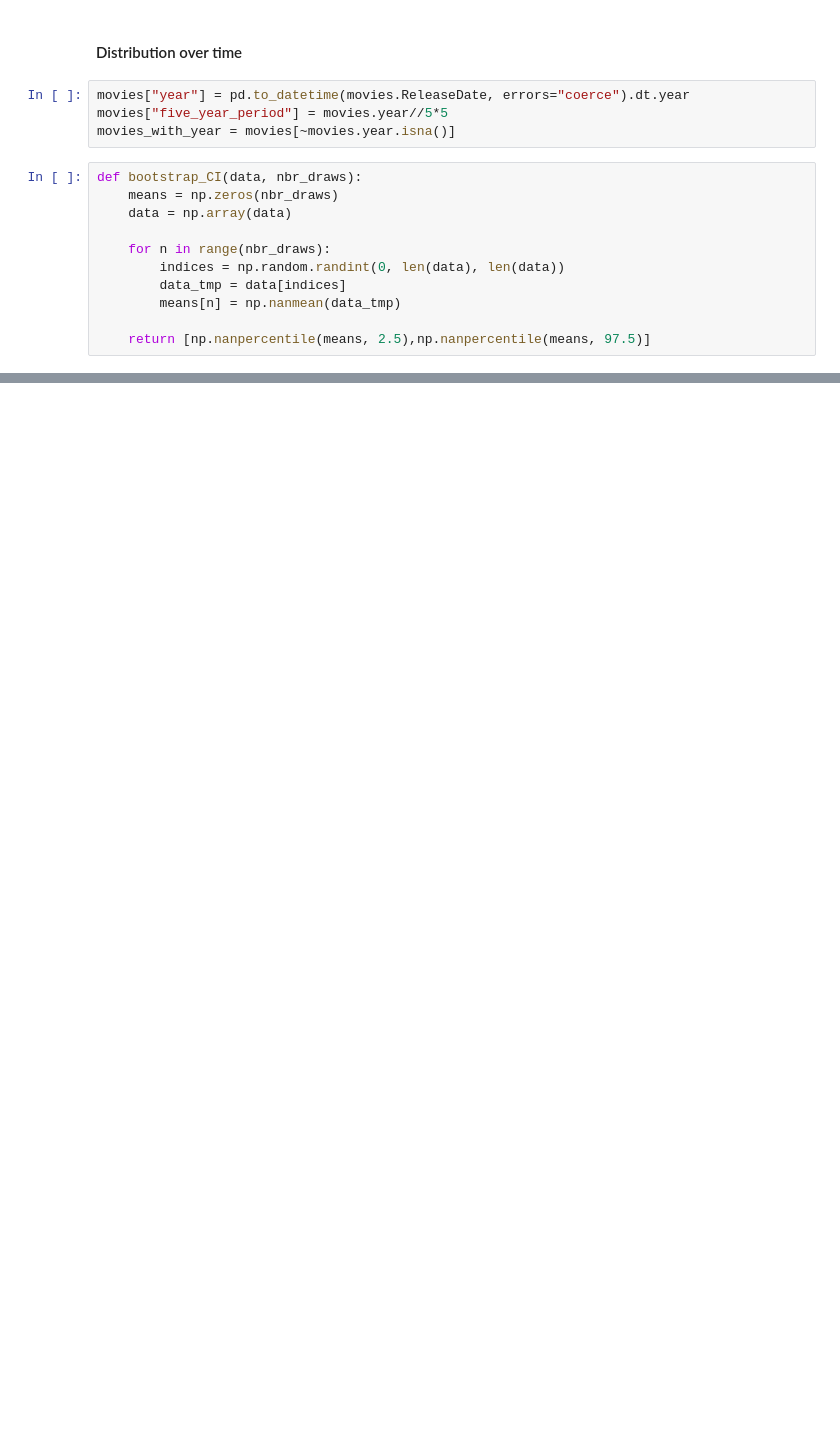
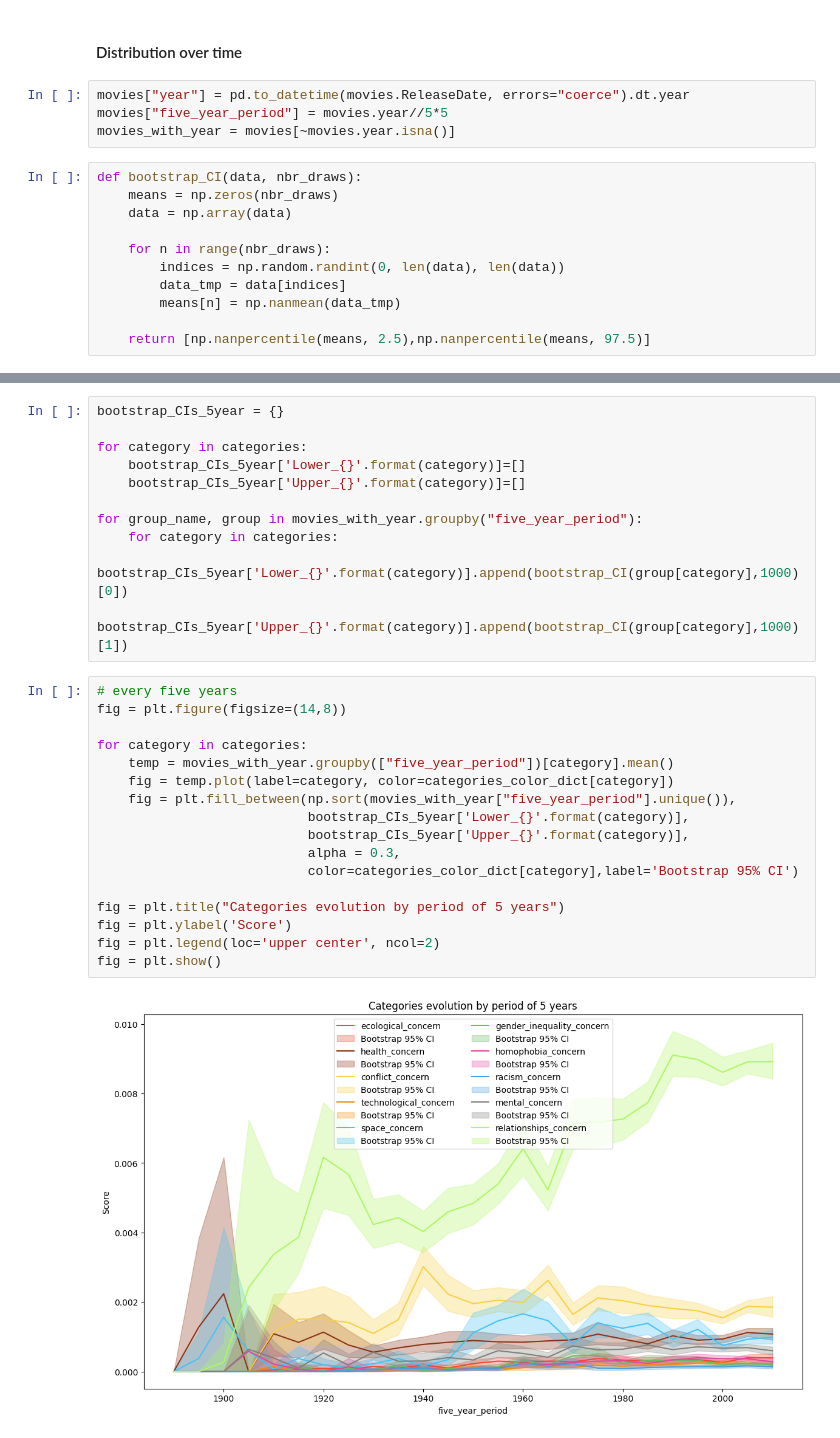
Before and after one commit to salome-baup/ada-2022-project-adaccord, a Jupyter notebook: categoriesConcern.ipynb, the cells around one changed output, grey strips where cells are left out. Saved outputs shown, nothing was run; the diff lists cells and outputs as text; blank space fills up the shorter version.

```diff
--- a/categoriesConcern.ipynb
+++ b/categoriesConcern.ipynb
@@ -346,0 +372,30 @@ fig = plt.show()
+# %%
+bootstrap_CIs_5year = {}
+
+for category in categories:
+    bootstrap_CIs_5year['Lower_{}'.format(category)]=[]
+    bootstrap_CIs_5year['Upper_{}'.format(category)]=[]
+
+for group_name, group in movies_with_year.groupby("five_year_period"):
+    for category in categories:
+        bootstrap_CIs_5year['Lower_{}'.format(category)].append(bootstrap_CI(group[category],1000)[0])
+        bootstrap_CIs_5year['Upper_{}'.format(category)].append(bootstrap_CI(group[category],1000)[1])
+# %%
+# every five years
+fig = plt.figure(figsize=(14,8))
+
+for category in categories:
+    temp = movies_with_year.groupby(["five_year_period"])[category].mean()
+    fig = temp.plot(label=category, color=categories_color_dict[category])
+    fig = plt.fill_between(np.sort(movies_with_year["five_year_period"].unique()),
+                           bootstrap_CIs_5year['Lower_{}'.format(category)],
+                           bootstrap_CIs_5year['Upper_{}'.format(category)],
+                           alpha = 0.3,
+                           color=categories_color_dict[category],label='Bootstrap 95% CI')
+
+fig = plt.title("Categories evolution by period of 5 years")
+fig = plt.ylabel('Score')
+fig = plt.legend(loc='upper center', ncol=2)
+fig = plt.show()
+# %% [output]
+[figure, added]
```
Also changed, not shown: parts of 5 cells of this notebook.
